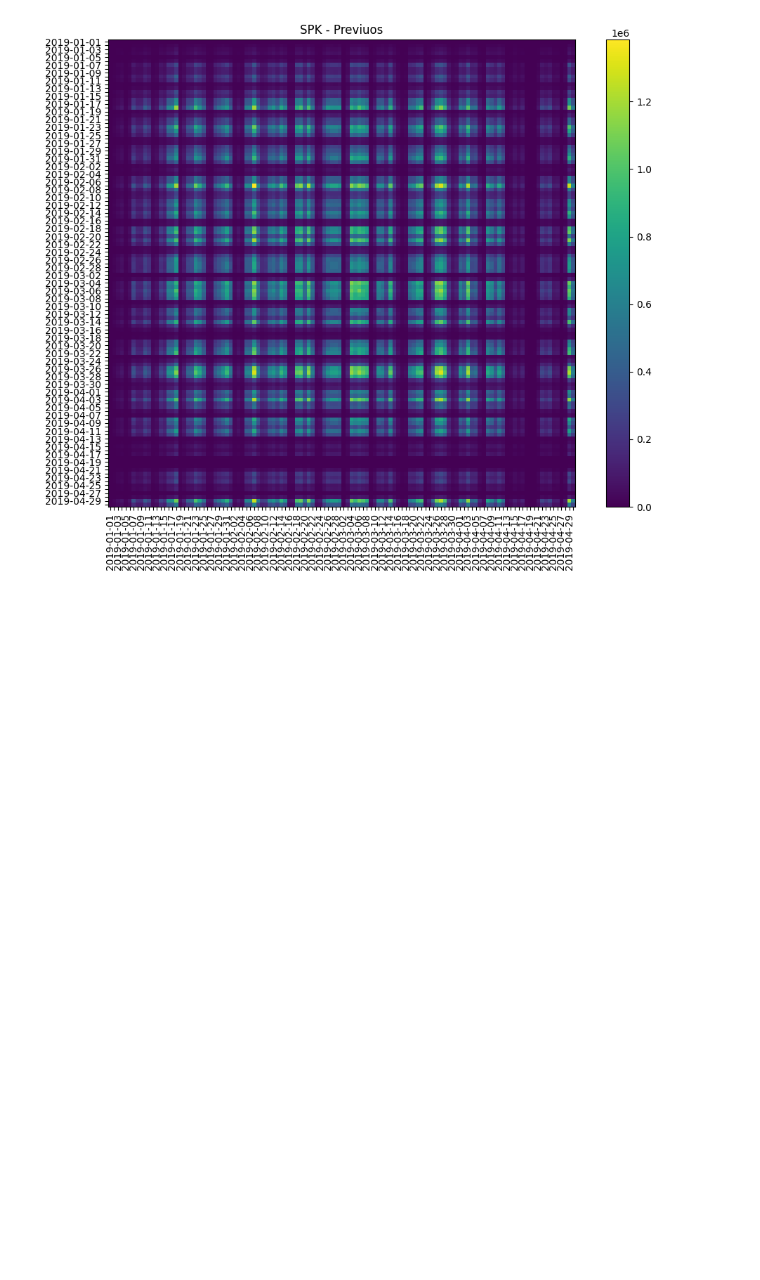
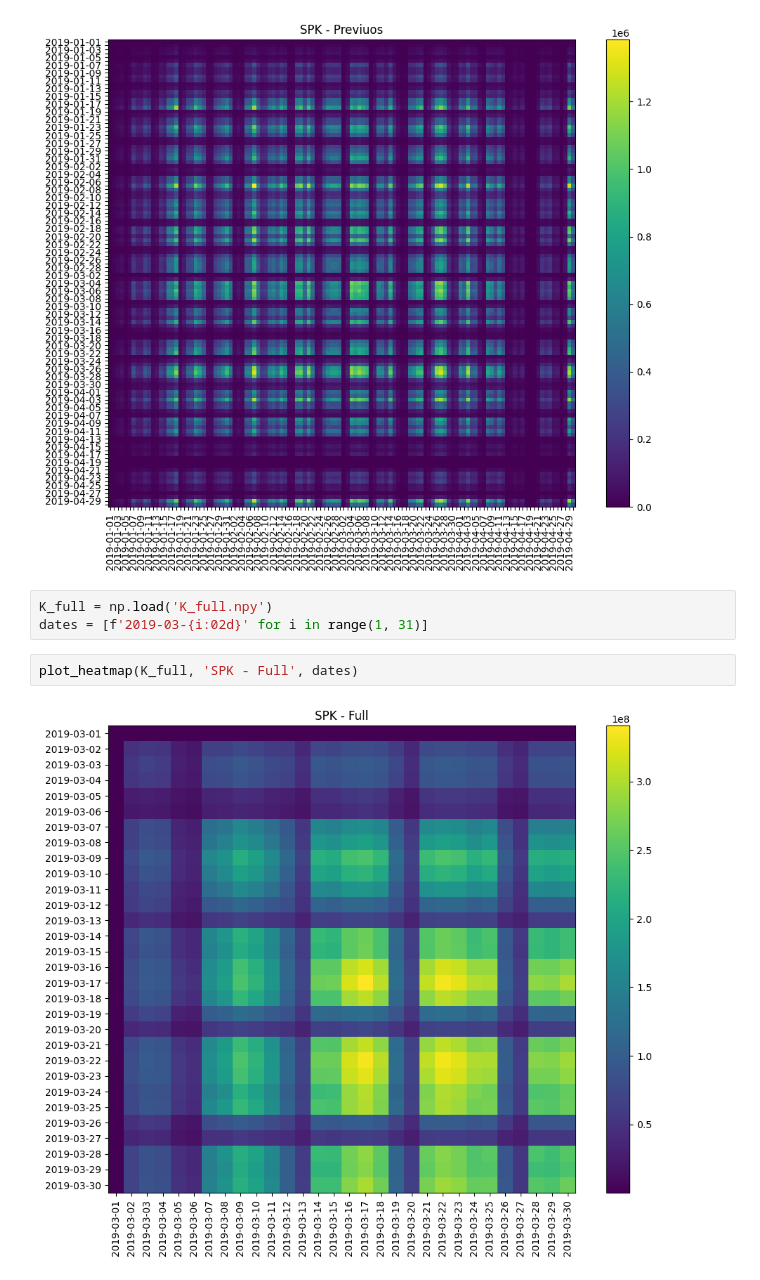
Before and after one commit to angelmdezhdez/thesis, a Jupyter notebook: example_spk.ipynb, the cells around one changed output. Drawn from its saved outputs; the diff is of its cells as text; blank space fills up the shorter version.

```diff
--- a/example_spk.ipynb
+++ b/example_spk.ipynb
@@ -187,3 +187,10 @@ K_F_prev = np.load('spk_matrix/K_F_gauss.npy')
 plot_heatmap(K_F_prev, 'SPK - Previuos', dates1)
 # %% [output]
 [figure]
+# %%
+K_full = np.load('K_full.npy')
+dates = [f'2019-03-{i:02d}' for i in range(1, 31)]
+# %%
+plot_heatmap(K_full, 'SPK - Full', dates)
+# %% [output]
+[figure, added]
```
Also changed, not shown: parts of 1 cell of this notebook, 2 other files.
